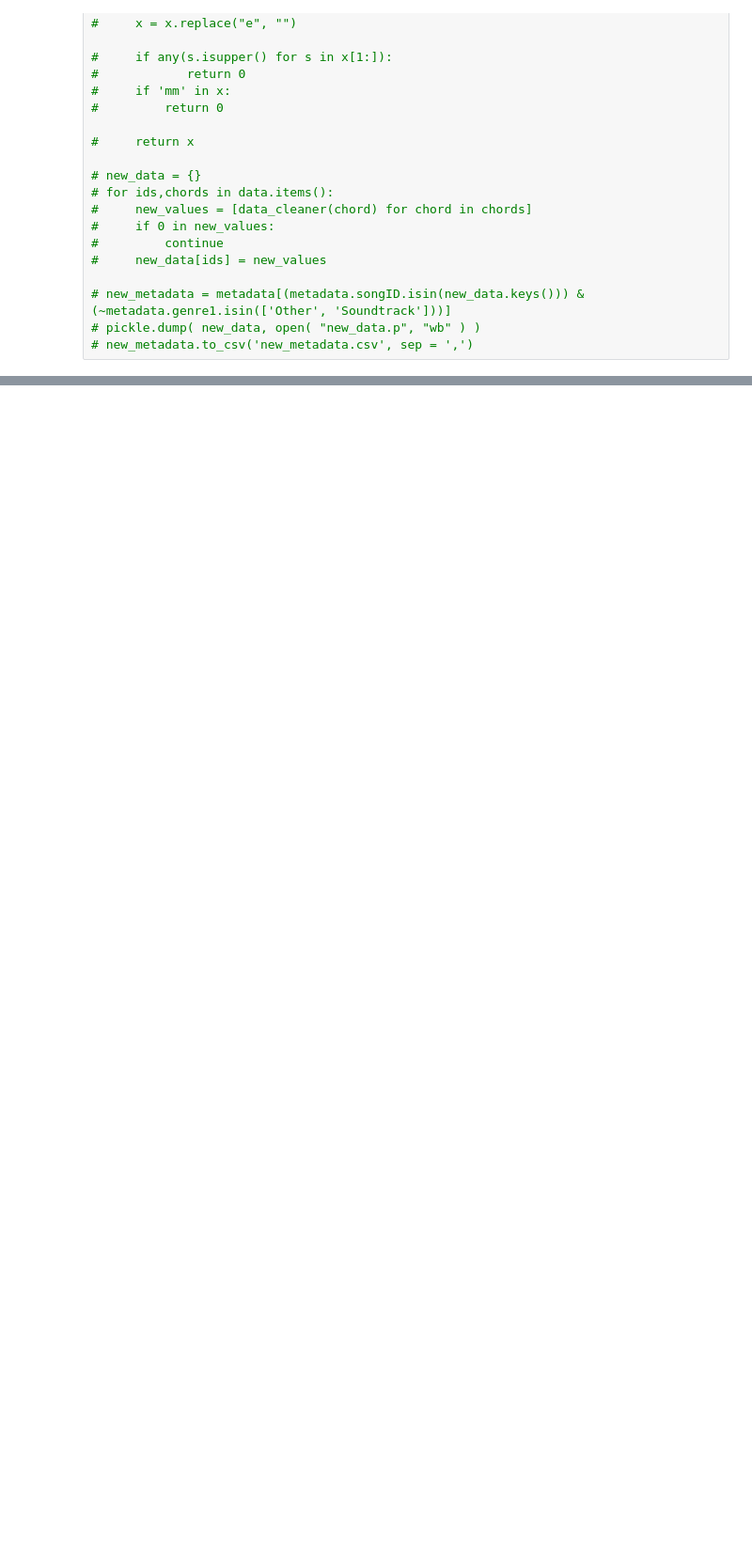
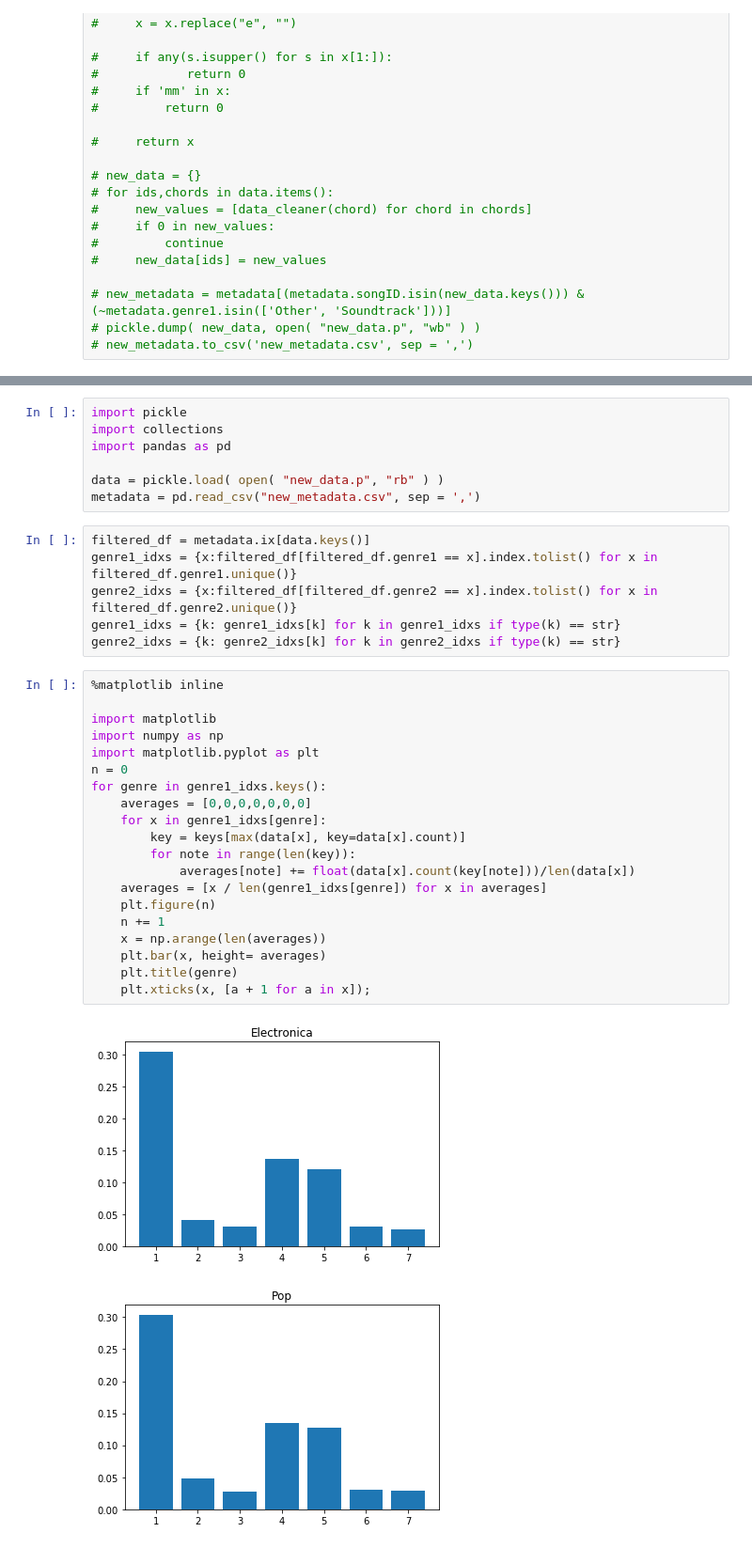
Before and after one commit to kbathina/Music-KB-AI, a Jupyter notebook: Untitled.ipynb, the cells around one changed output, grey strips where cells are left out. Shown at 94% size. Drawn from its saved outputs; the diff is of its cells as text; blank space fills up the shorter version.

Commit message:
made graphs about data

```diff
--- a/Untitled.ipynb
+++ b/Untitled.ipynb
@@ -134,0 +156,36 @@ keys = {
+# %%
+import pickle
+import collections
+import pandas as pd
+
+data = pickle.load( open( "new_data.p", "rb" ) )
+metadata = pd.read_csv("new_metadata.csv", sep = ',')
+# %%
+filtered_df = metadata.ix[data.keys()]
+genre1_idxs = {x:filtered_df[filtered_df.genre1 == x].index.tolist() for x in filtered_df.genre1.unique()}
+genre2_idxs = {x:filtered_df[filtered_df.genre2 == x].index.tolist() for x in filtered_df.genre2.unique()}
+genre1_idxs = {k: genre1_idxs[k] for k in genre1_idxs if type(k) == str}
+genre2_idxs = {k: genre2_idxs[k] for k in genre2_idxs if type(k) == str}
+# %%
+%matplotlib inline
+
+import matplotlib
+import numpy as np
+import matplotlib.pyplot as plt
+n = 0
+for genre in genre1_idxs.keys():
+    averages = [0,0,0,0,0,0,0]
+    for x in genre1_idxs[genre]:
+        key = keys[max(data[x], key=data[x].count)]
+        for note in range(len(key)):
+            averages[note] += float(data[x].count(key[note]))/len(data[x])
+    averages = [x / len(genre1_idxs[genre]) for x in averages]
+    plt.figure(n)
+    n += 1
+    x = np.arange(len(averages))
+    plt.bar(x, height= averages)
+    plt.title(genre)
+    plt.xticks(x, [a + 1 for a in x]);
+# %% [output]
+[figure, added]
+[figure, added]
```
Also changed, not shown: parts of 5 cells of this notebook.
